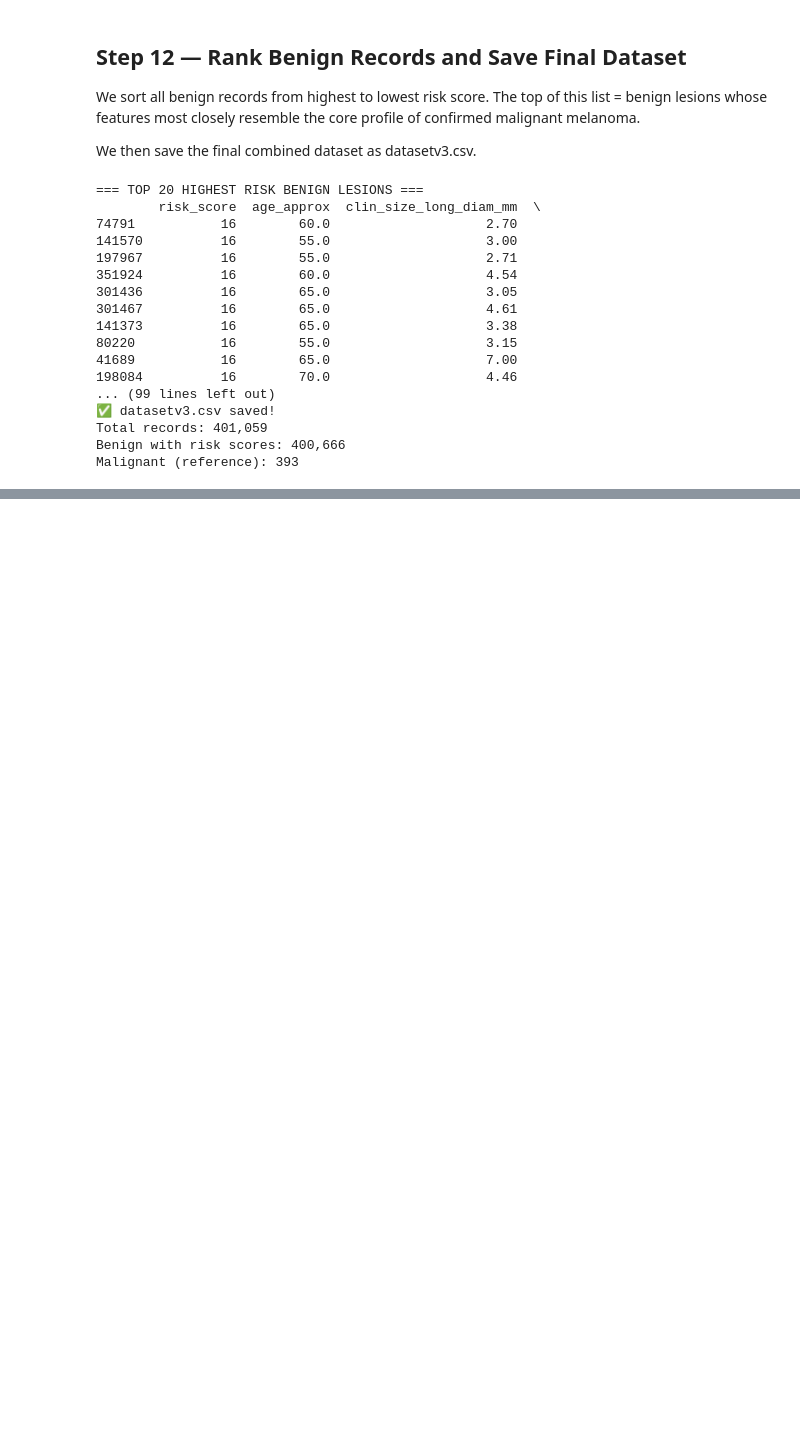
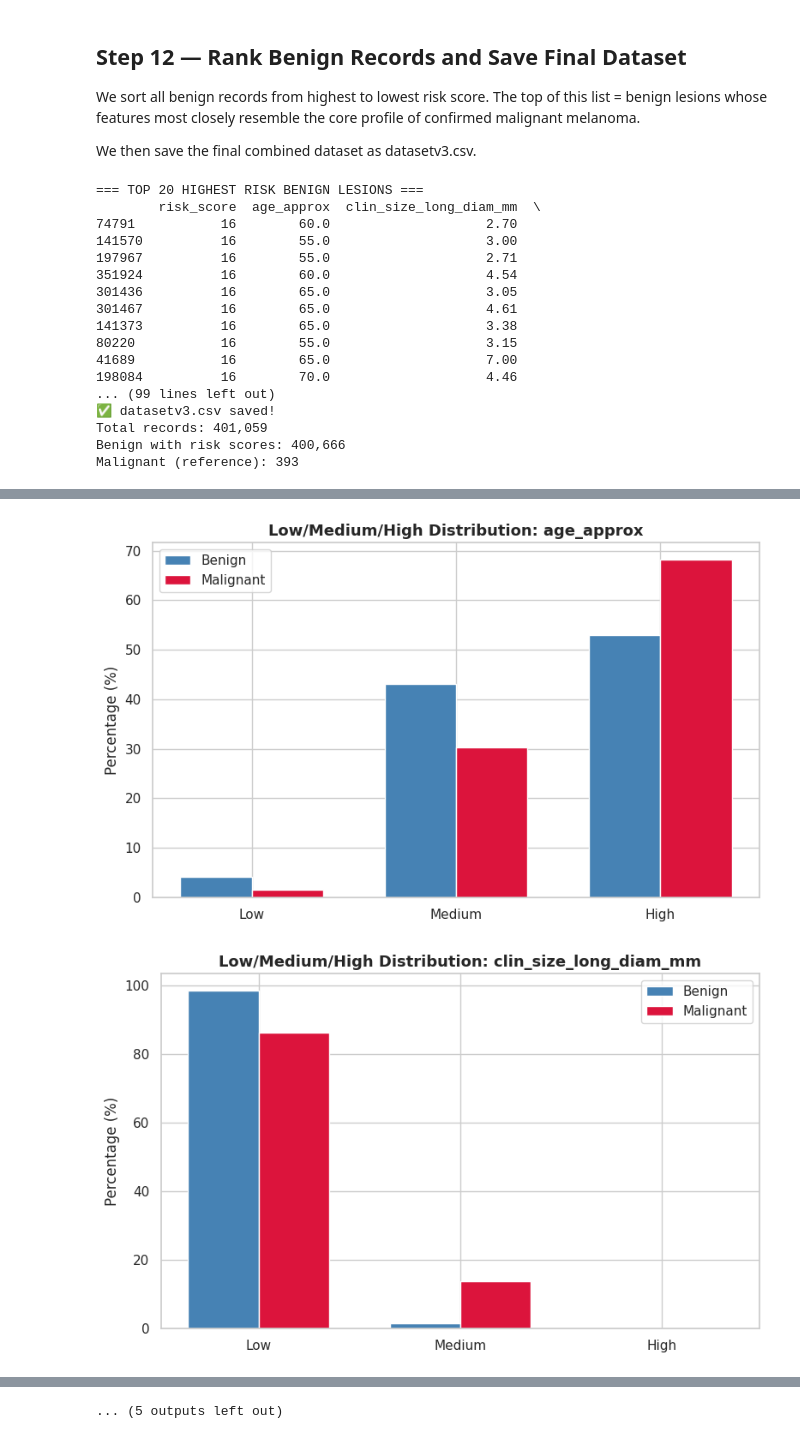
Before and after one commit to crammiee/170melanoma, a Jupyter notebook: 170melanoma.ipynb, the cells around one changed output, grey strips where cells are left out. Cells and saved outputs as stored; diff of their text form; code cells hidden in the pictures; blank space fills up the shorter version.

```diff
--- a/170melanoma.ipynb
+++ b/170melanoma.ipynb
@@ -413,0 +601,29 @@ Malignant (reference): 393
+# %%
+for _, row in df_ranges.iterrows():
+    col = row['feature']
+
+    categories = ['Low', 'Medium', 'High']
+    benign_vals    = [row['benign_low_%'], row['benign_medium_%'], row['benign_high_%']]
+    malignant_vals = [row['malignant_low_%'], row['malignant_medium_%'], row['malignant_high_%']]
+
+    x = range(len(categories))
+    width = 0.35
+
+    fig, ax = plt.subplots(figsize=(8, 5))
+    ax.bar([i - width/2 for i in x], benign_vals,    width, label='Benign',    color='steelblue')
+    ax.bar([i + width/2 for i in x], malignant_vals, width, label='Malignant', color='crimson')
+
+    ax.set_title(f'Low/Medium/High Distribution: {col}', fontsize=13, fontweight='bold')
+    ax.set_xticks(list(x))
+    ax.set_xticklabels(categories)
+    ax.set_ylabel('Percentage (%)')
+    ax.legend()
+
+    plt.tight_layout()
+    plt.savefig(SAVE_DIR + f'{col}_barchart.png', dpi=150, bbox_inches='tight')
+    plt.show()
+
+print("✅ All bar charts saved!")
+# %% [output]
+[figure, added]
+[figure, added]
@@ -413,0 +640 @@ Malignant (reference): 393
+... (5 outputs left out)
```
Also changed, not shown: parts of 16 cells of this notebook.
